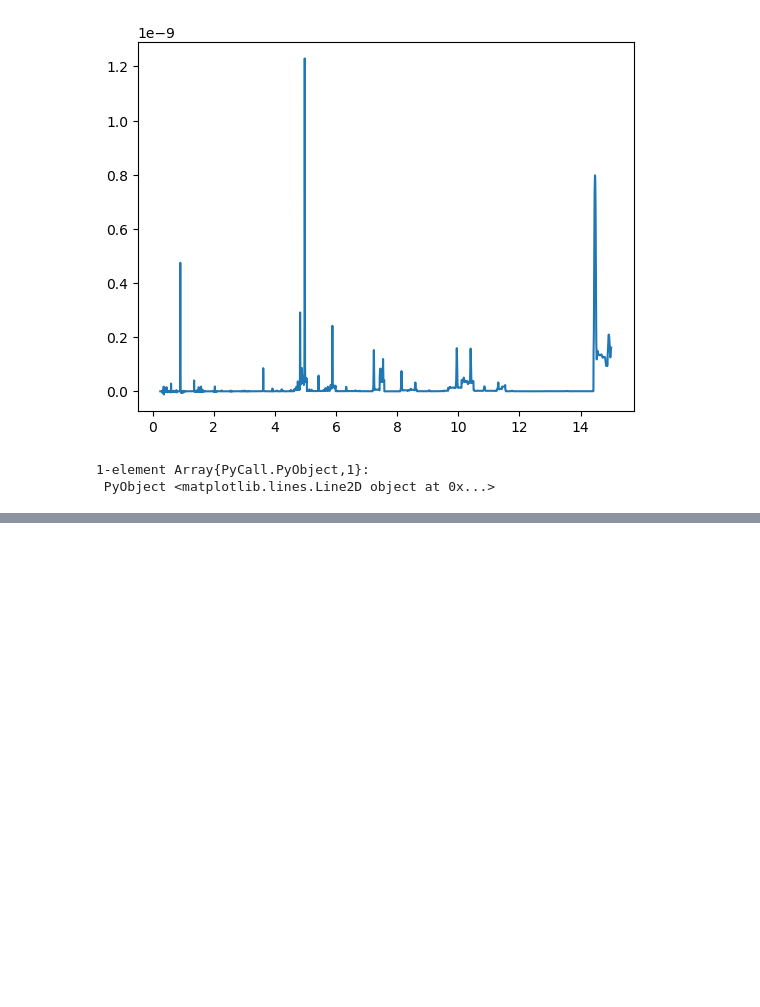
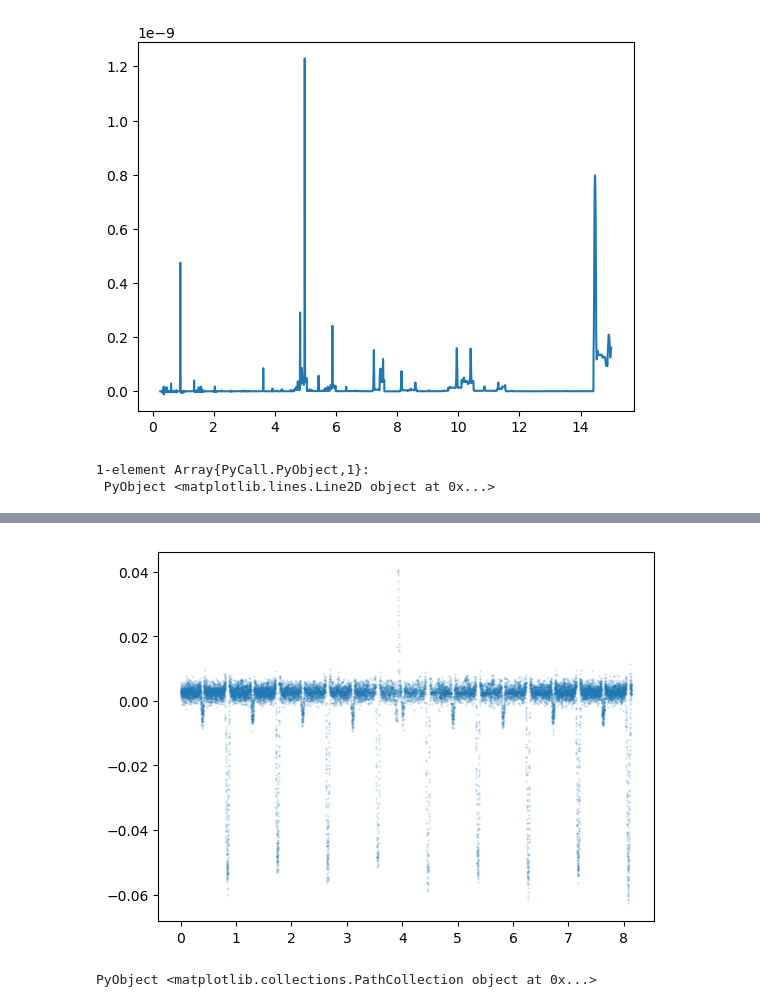
Before and after one commit to joheenc/TESS_data_analysis, a Jupyter notebook: sector1/25078924.ipynb, the cells around one changed output, grey strips where cells are left out. Cells and saved outputs as stored; diff of their text form; code cells hidden in the pictures; blank space fills up the shorter version.

```diff
--- a/sector1/25078924.ipynb
+++ b/sector1/25078924.ipynb
@@ -112,4 +140,7 @@ scatter(df[:modt], df[:F], alpha=0.4, s=0.1)
 # %%
-period = periods[findall(a->a==maximum(output[:zeta]), output[:zeta])][1] / 13
+period = periods[findall(a->a==maximum(output[:zeta]), output[:zeta])][1]
 df[:modt] = df[:t] .% period
-scatter(df[:t], df[:F], alpha=0.4, s=0.1)
+scatter(df[:modt], df[:F], alpha=0.4, s=0.1)
+# %% [output]
+[figure, added]
+PyObject <matplotlib.collections.PathCollection object at 0x...>
```
Also changed, not shown: parts of 4 cells of this notebook.
